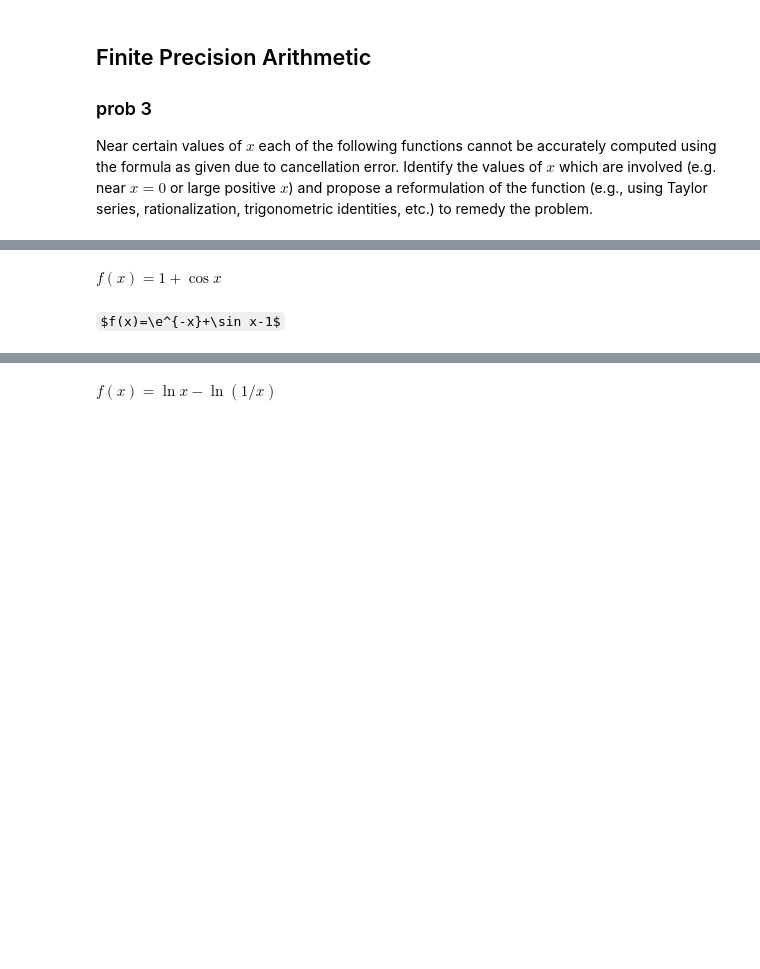
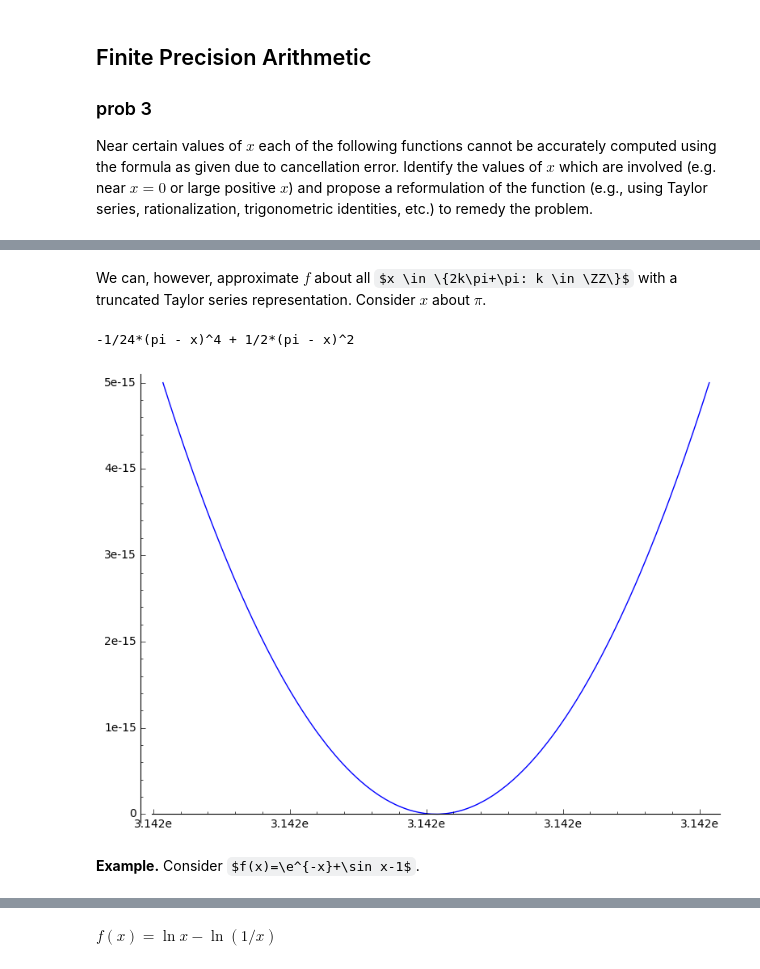
Before and after one commit to coltongrainger/fy18eo, a Jupyter notebook: numerical-methods/arithmetic-rootfinding-hw1.ipynb, the cells around one changed output, grey strips where cells are left out. Cells and saved outputs as stored; diff of their text form; code cells hidden in the pictures; some formulas as TeX source; blank space fills up the shorter version.

```diff
--- a/numerical-methods/arithmetic-rootfinding-hw1.ipynb
+++ b/numerical-methods/arithmetic-rootfinding-hw1.ipynb
@@ -132,4 +130,10 @@ problem.
+# %% [markdown]
+We can, however, approximate $f$ about all $x \in \{2k\pi+\pi: k \in \ZZ\}$ with a truncated Taylor series representation. Consider $x$ about $\pi$.
+# %%
+print f.taylor(x, pi, 4)
+plot(f.taylor(x, pi, 4), (x,pi-eps, pi+eps))
+# %% [output]
+-1/24*(pi - x)^4 + 1/2*(pi - x)^2
+[figure, added]
 # %% [markdown]
-$f(x)=1+\cos x$
+**Example.** Consider $f(x)=\e^{-x}+\sin x-1$.
-# %% [markdown]
-$f(x)=\e^{-x}+\sin x-1$
```
Also changed, not shown: parts of 16 cells of this notebook, 1 other file.
